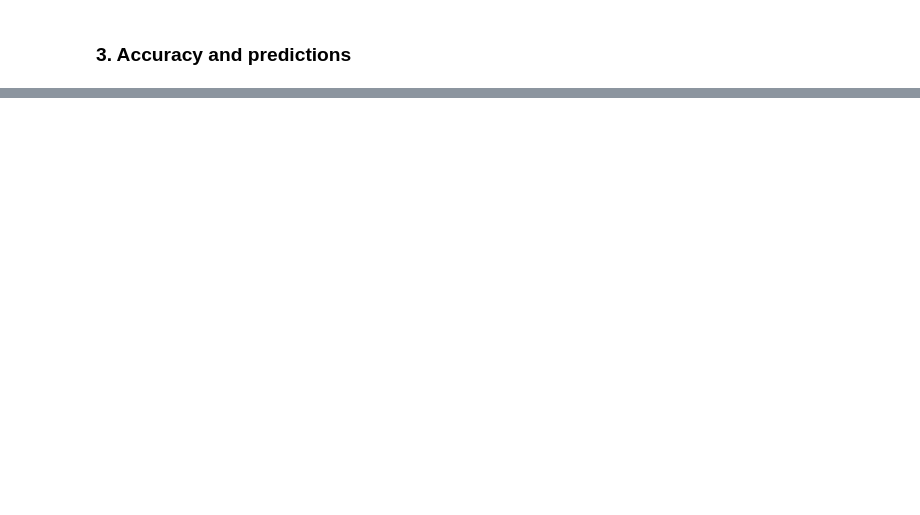
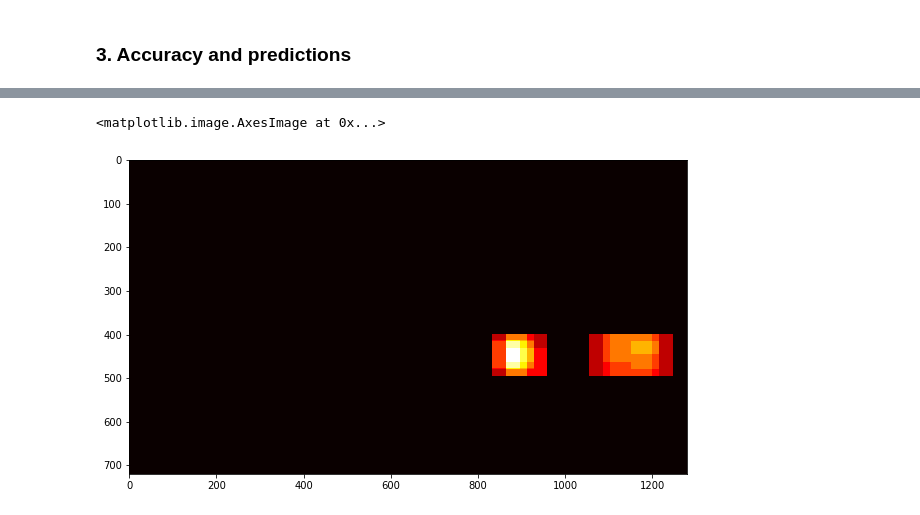
Before and after one commit to kaiulrich/kulrich_CarND-Vehicle-Detection, a Jupyter notebook: Vehicle_Detection.ipynb, the cells around one changed output, grey strips where cells are left out. Cells and saved outputs as stored; diff of their text form; code cells hidden in the pictures; blank space fills up the shorter version.

```diff
--- a/Vehicle_Detection.ipynb
+++ b/Vehicle_Detection.ipynb
@@ -356,0 +413,14 @@ Number of boxes:  168
+# %%
+def apply_threshold(heatmap, threshold):
+    # Zero out pixels below the threshold
+    heatmap[heatmap <= threshold] = 0
+    # Return thresholded map
+    return heatmap
+# %%
+hits = 2
+heatmap_img = apply_threshold(heatmap_img, hits)
+plt.figure(figsize=(10,10))
+plt.imshow(heatmap_img, cmap='hot')
+# %% [output]
+<matplotlib.image.AxesImage at 0x...>
+[figure, added]
```
Also changed, not shown: parts of 21 cells of this notebook, 2 other files.
